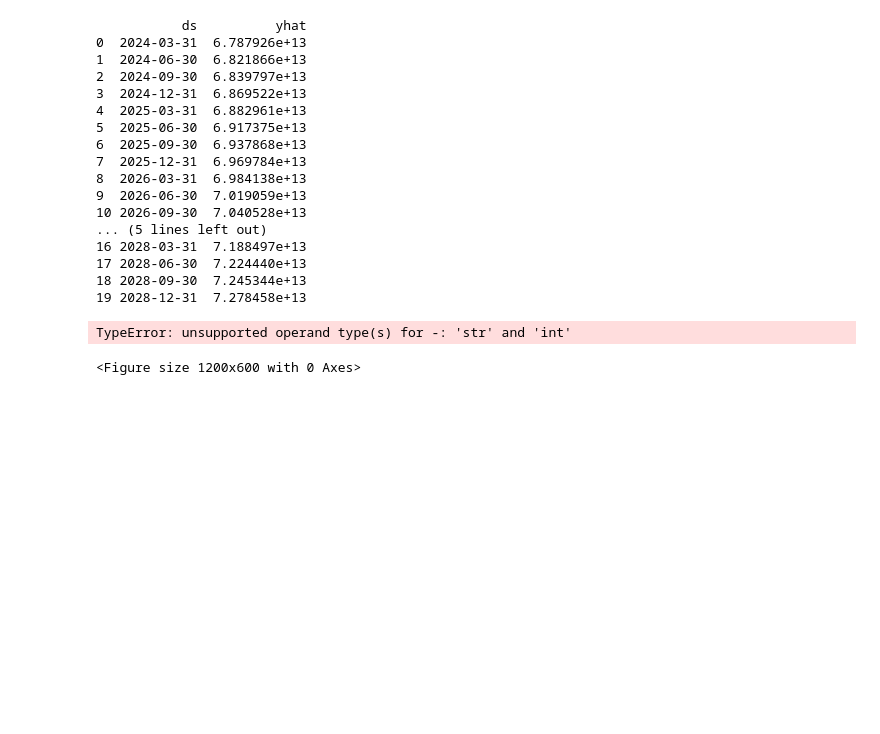
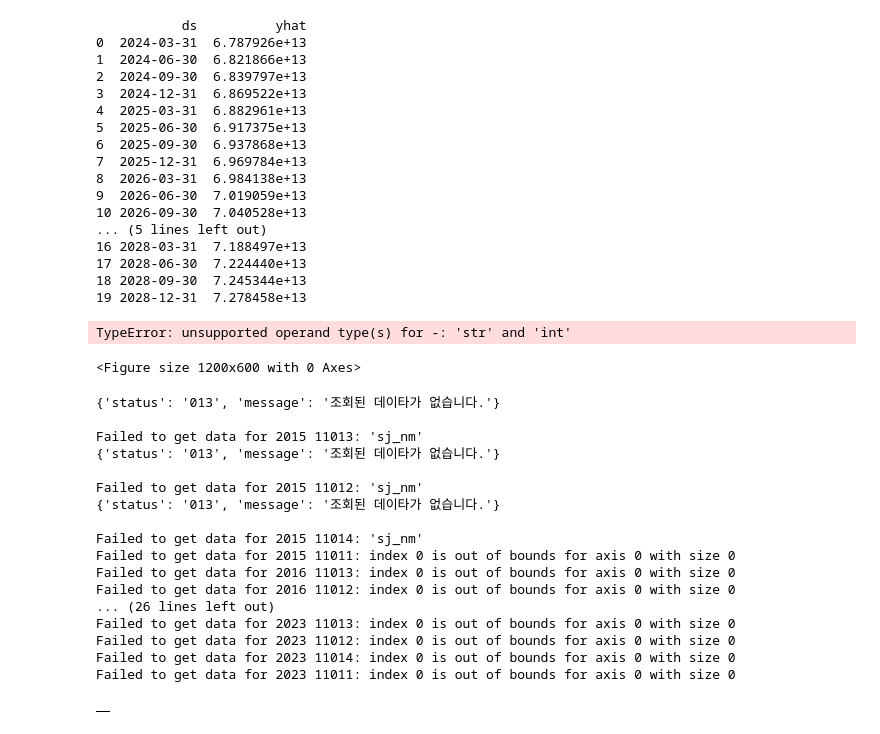
Before and after one commit to Data-MaSTeRR/DCF_Basic_firmValuation, a Jupyter notebook: salesML.ipynb, the cells around one changed output. Cells and saved outputs as stored; diff of their text form; code cells hidden in the pictures; blank space fills up the shorter version.

```diff
--- a/salesML.ipynb
+++ b/salesML.ipynb
@@ -4508,3 +4508,61 @@ ValueError: 필수 데이터가 없습니다. 데이터 소스를 확인하세
 19 2028-12-31  7.278458e+13
 TypeError: unsupported operand type(s) for -: 'str' and 'int'
 <Figure size 1200x600 with 0 Axes>
+# %%
+import pandas as pd
+import OpenDartReader
+
+# OpenDartReader API 키 설정 (여기에는 본인의 API 키를 입력해야 합니다)
+api_key = '2acfb3748d8e22914e66fa6fbc6cbac4d3e8cc7c'
+dart = OpenDartReader(api_key)
+
+# 삼성전자 종목코드
+company_code = '005930'
+
+# 데이터를 저장할 DataFrame 초기화
+data = []
+
+# 2015년부터 2023년까지 분기별 재무제표를 가져옵니다
+for year in range(2015, 2024):
+    for quarter in ['11013', '11012', '11014', '11011']:  # 1분기, 2분기, 3분기, 4분기
+        try:
+            report = dart.finstate(company_code, year, reprt_code=quarter)
+            report = report[report['sj_nm'] == '손익계산서']  # 손익계산서만 필터링
+            sales = report[report['account_nm'] == '매출액']['thstrm_amount'].values[0]
+            cost_of_sales = report[report['account_nm'] == '매출원가']['thstrm_amount'].values[0]
+            sga = report[report['account_nm'] == '판매비와관리비']['thstrm_amount'].values[0]
+            corporate_tax = report[report['account_nm'] == '법인세비용']['thstrm_amount'].values[0]
+
+            data.append({
+                'Year': year,
+                'Quarter': quarter,
+                'Sales': sales,
+                'Cost of Sales': cost_of_sales,
+                'SG&A': sga,
+                'Corporate Tax': corporate_tax
+            })
+        except Exception as e:
+            print(f"Failed to get data for {year} {quarter}: {e}")
+
+# DataFrame으로 변환
+df = pd.DataFrame(data)
+df
+# %% [output]
+{'status': '013', 'message': '조회된 데이타가 없습니다.'}
+
+Failed to get data for 2015 11013: 'sj_nm'
+{'status': '013', 'message': '조회된 데이타가 없습니다.'}
+
+Failed to get data for 2015 11012: 'sj_nm'
+{'status': '013', 'message': '조회된 데이타가 없습니다.'}
+
+Failed to get data for 2015 11014: 'sj_nm'
+Failed to get data for 2015 11011: index 0 is out of bounds for axis 0 with size 0
+Failed to get data for 2016 11013: index 0 is out of bounds for axis 0 with size 0
+Failed to get data for 2016 11012: index 0 is out of bounds for axis 0 with size 0
+... (26 lines left out)
+Failed to get data for 2023 11013: index 0 is out of bounds for axis 0 with size 0
+Failed to get data for 2023 11012: index 0 is out of bounds for axis 0 with size 0
+Failed to get data for 2023 11014: index 0 is out of bounds for axis 0 with size 0
+Failed to get data for 2023 11011: index 0 is out of bounds for axis 0 with size 0
+|  |
```
Also changed, not shown: parts of 3 cells of this notebook, 4 other files.
